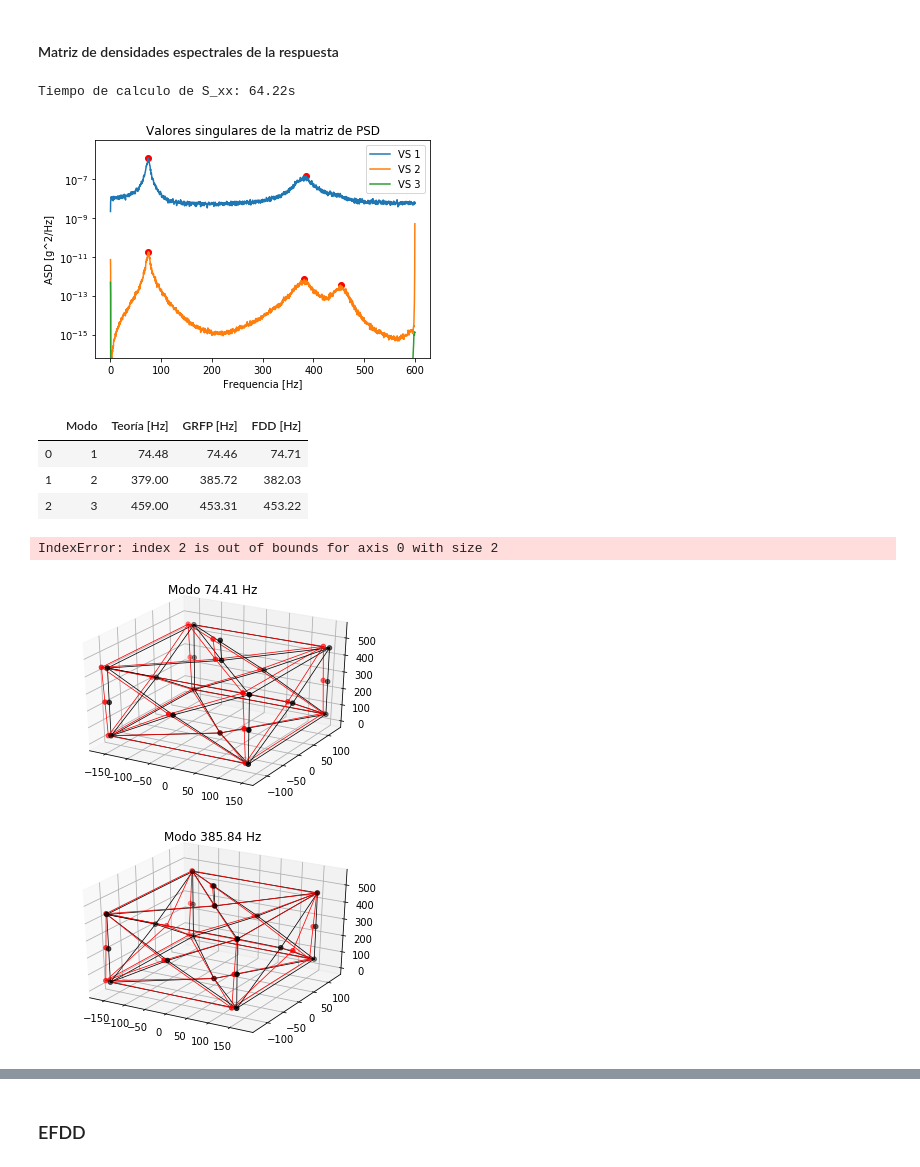
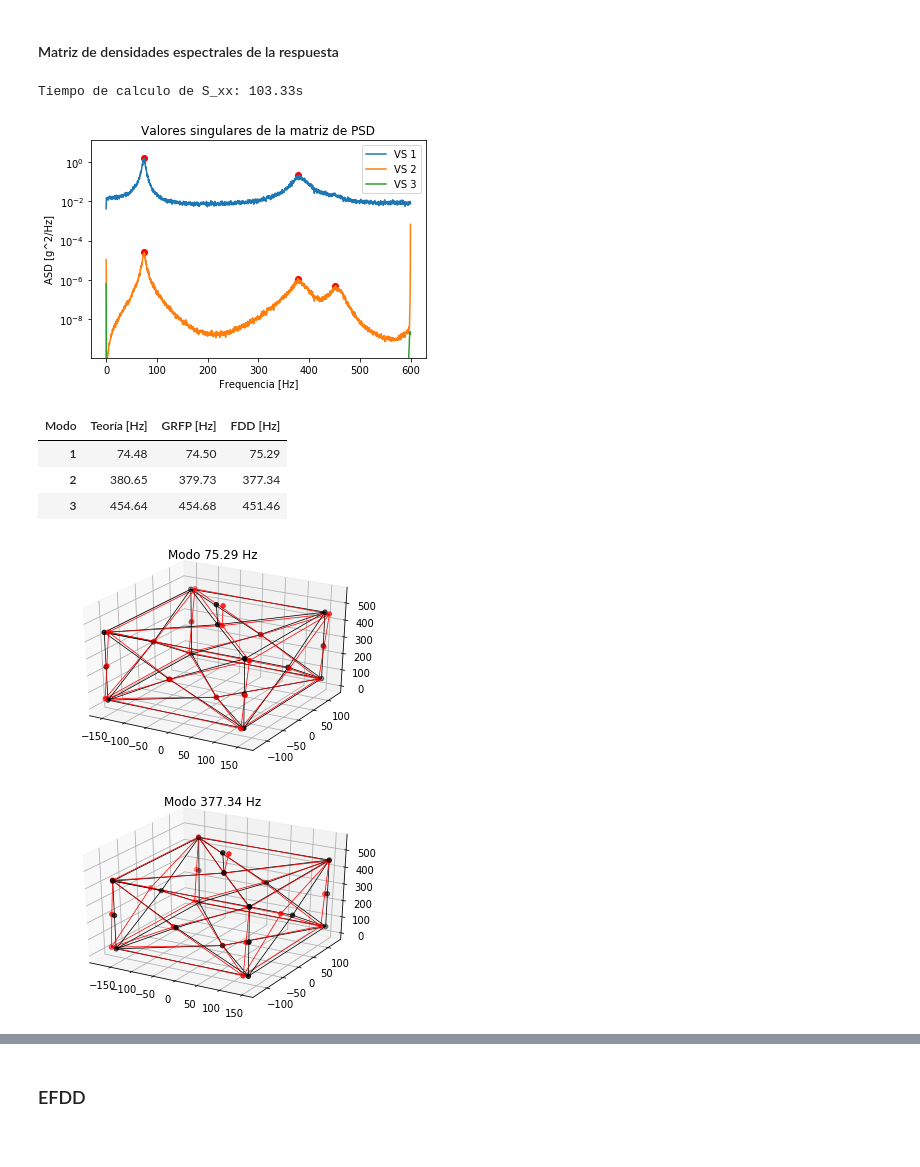
Before and after one commit to rafadodo/atelier, a Jupyter notebook: ema_vs_oma_full.ipynb, the cells around one changed output, grey strips where cells are left out. Drawn from its saved outputs; the diff is of its cells as text; code cells hidden in the pictures.

```diff
--- a/ema_vs_oma_full.ipynb
+++ b/ema_vs_oma_full.ipynb
@@ -93,2 +64,12 @@ modes_theo = modes_theo_all[mask,3:].T
+# %%
+freq_analysis_lim = 500
+
+mask = np.unique([np.argmin(np.abs(mode_freqs_all - freq[mode_idx])) for mode_idx in mode_ind_TF])
+f_theo = mode_freqs_all[mask]
+modes_theo = modes_theo_all[mask,3:].T
+
+total_modes = len(f_theo)
+xi_theo = Xi*np.ones(total_modes)
+mode_nums = np.arange(total_modes)+1
 # %%
 MAC_theo = mac.get_MAC_matrix(modes_theo, modes_theo)
@@ -146,17 +121,13 @@ plt.show()
 # %%
 # Transformada de Fourier de aceleraciones en la base
-Ug_fft_twosided = np.fft.fft(Ug_time) * delta_t
-Ug_fft_freq_twosided = np.fft.fftfreq(len(t), d=delta_t)
-# onesided_2kHz_size = len(Ug_fft_twosided)//4
-# delta_t_2kHz = delta_t * 2
-# Ug_fft_freq = Ug_fft_freq_twosided[:onesided_2kHz_size]
-# Ug_fft = 2*Ug_fft_twosided[:onesided_2kHz_size]
-Ug_fft = Ug_fft_twosided
-Ug_fft_freq = Ug_fft_freq_twosided
+Ug_fft = np.fft.fft(Ug_time)
+Ug_fft_freq= np.fft.fftfreq(len(t), d=delta_t)
 plt.figure()
 plt.semilogy(Ug_fft_freq, abs(Ug_fft))
 plt.title('Espectro de aceleración en la base')
 plt.xlabel('Frecuencia [Hz]')
-plt.ylabel('Espectro de aceleraciones [g/Hz]')
+plt.ylabel('Espectro de aceleración [g/Hz]')
+plt.grid()
 plt.show()
+plt.savefig('FFT_Ug.png')
 # %% [output]
@@ -248,6 +186,8 @@ print(modal_params)
 # %%
+freq_range = [50, 500]
+idxes = np.where((f_H >= freq_range[0]) & (f_H <=freq_range[1]))[0]
 DOFS = np.array([20, 21])
-n_modes = 4
+n_modes = 5
 m = 2*n_modes-1
 n = 2*n_modes
 denom, denom_coeff = rfp.grfp_denominator(H1[idxes[:, np.newaxis], DOFS], 2*np.pi*f_H[idxes],n,m)
@@ -338,7 +287,7 @@ for dof1 in range(total_dofs):
 end = time.time()
 print('Tiempo de calculo de S_xx: {}s'.format(round(end - start,2)))
 # %% [output]
-Tiempo de calculo de S_xx: 64.22s
+Tiempo de calculo de S_xx: 103.33s
 # %%
 # Extraigo frecuencias y formas de modo por SVD
 u_fdd, s_fdd, vh_fdd = np.linalg.svd(S_xx)
@@ -363,27 +312,26 @@ lgnd  = ['VS {}'.format(col+1) for col in range(3)]
 plt.legend(lgnd, loc='upper right')
 plt.show()
 # %% [output]
-[figure, old version]
+[figure, new version]
 # %%
 f_fdd = freq_fdd[mode_ind_fdd2]
-fdd_total_modes = len(f_fdd)
+fdd_total_modes = len(f_fdd)-1
 min_ind = np.min([len(vec) for vec in [mode_nums, f_theo, f_grfp, f_fdd]])
 data = np.vstack((mode_nums[:min_ind], f_theo[:min_ind], f_grfp[:min_ind], f_fdd[:min_ind])).T
 headers = ['Modo', 'Teoría [Hz]', 'GRFP [Hz]', 'FDD [Hz]']
-utils.print_modes_dataframe(data=data, headers=headers, decimals=2)
+utils.print_modes_dataframe(data=data, headers=headers, decimals=2, save_title='tab_compare_freq_FDD_base')
 # %% [output]
-|  | Modo | Teoría [Hz] | GRFP [Hz] | FDD [Hz] |
-| 0 | 1 | 74.48 | 74.46 | 74.71 |
-| 1 | 2 | 379.00 | 385.72 | 382.03 |
-| 2 | 3 | 459.00 | 453.31 | 453.22 |
+| Modo | Teoría [Hz] | GRFP [Hz] | FDD [Hz] |
+| 1 | 74.48 | 74.50 | 75.29 |
+| 2 | 380.65 | 379.73 | 377.34 |
+| 3 | 454.64 | 454.68 | 451.46 |
 # %%
 for mode_idx in range(fdd_total_modes):
-    mode_shape = u_fdd[mode_ind_fdd[mode_idx], :, 0]
-    mode_name = 'Modo {} Hz'.format(np.round(freq_fdd[mode_ind_fdd[mode_idx]], 2))
+    mode_shape = u_fdd[mode_ind_fdd2[mode_idx], :, 0]
+    mode_name = 'Modo {} Hz'.format(np.round(freq_fdd[mode_ind_fdd2[mode_idx]], 2))
     utils.plot_3d_mode(node_order, coords, connect_dict, mode_shape, mode_name, magnif=100)
 # %% [output]
-IndexError: index 2 is out of bounds for axis 0 with size 2
-[figure, old version]
+[figure, new version]
-[figure, old version]
+[figure, new version]
 # %%
 modes_fdd = u_fdd[mode_ind_fdd[:fdd_total_modes],:,0].T
```
Also changed, not shown: parts of 44 cells of this notebook, 6 other files.
